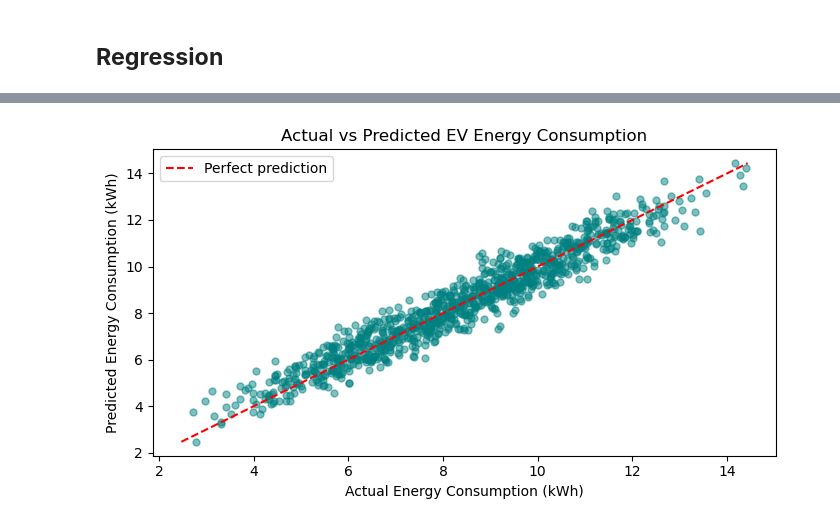
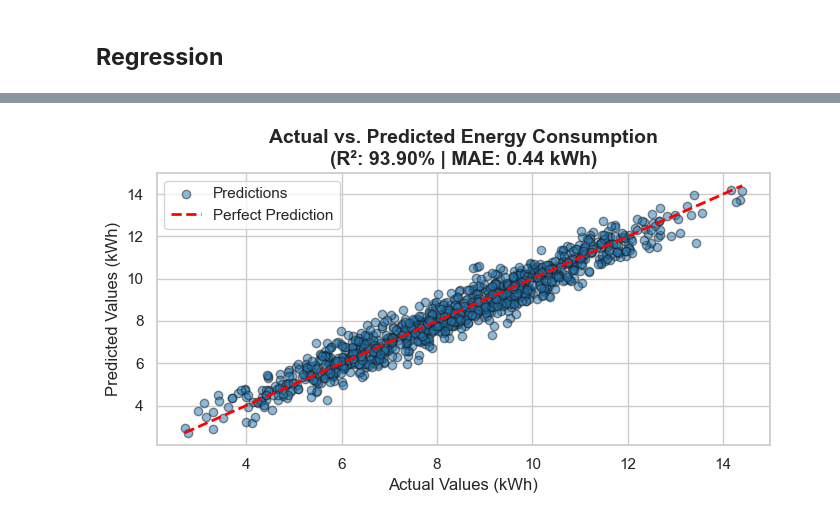
Before and after one commit to sahal-cm/EV_Energy_consumption_Prediction, a Jupyter notebook: EV_Energy_Project.ipynb, the cells around one changed output, grey strips where cells are left out. Cells and saved outputs as stored; diff of their text form; code cells hidden in the pictures.

Commit message:
fine tuned model

```diff
--- a/EV_Energy_Project.ipynb
+++ b/EV_Energy_Project.ipynb
@@ -498,17 +507,10 @@ Testing data: (1000, 23)
 # %%
-import tensorflow as tf
-from tensorflow.keras import Sequential
-from tensorflow.keras.layers import Dense, Input
-from tensorflow.keras.callbacks import EarlyStopping
-
 tf.random.set_seed(42)
 
 model = Sequential([
     Input(shape=(X_train_scaled.shape[1],)),
 
-    Dense(64, activation="relu"),
-    Dense(32, activation="relu"),
-    Dense(16, activation="relu"),
+    Dense(1024, activation="relu"),
 
     # One continuous numerical prediction
     Dense(1)
@@ -556,12 +558,9 @@ Epoch 40/100
 # %%
-from sklearn.metrics import mean_absolute_error
-from sklearn.metrics import mean_squared_error, r2_score
+y_pred = model.predict(X_test_scaled).ravel()
 
-predictions = model.predict(X_test_scaled).ravel()
-
-mae = mean_absolute_error(y_test, predictions)
-rmse = np.sqrt(mean_squared_error(y_test, predictions))
-r2 = r2_score(y_test, predictions)
+mae = mean_absolute_error(y_test, y_pred)
+rmse = np.sqrt(mean_squared_error(y_test, y_pred))
+r2 = r2_score(y_test, y_pred)
 
 print(f"Mean Absolute Error:  {mae:.4f} kWh")
 print(f"Root Mean Squared Error: {rmse:.4f} kWh")
@@ -574,32 +573,23 @@ R²:   93.07%
-# %%
-# Actual vs predicted plot
-plt.figure(figsize=(7, 4))
-
-plt.scatter(
-    y_test,
-    predictions,
-    alpha=0.5,
-    color="teal",
-    s=25
-)
-
-# Reference line for perfect predictions
-min_value = min(np.min(y_test), np.min(predictions))
-max_value = max(np.max(y_test), np.max(predictions))
-
-plt.plot(
-    [min_value, max_value],
-    [min_value, max_value],
-    linestyle="--",
-    color="red",
-    label="Perfect prediction"
-)
-
-plt.title("Actual vs Predicted EV Energy Consumption")
-plt.xlabel("Actual Energy Consumption (kWh)")
-plt.ylabel("Predicted Energy Consumption (kWh)")
-plt.legend()
-plt.tight_layout()
-plt.show()
-# %% [output]
-[figure, removed]
+# %%
+# Set a clean visual style
+sns.set_theme(style="whitegrid",)
+plt.figure(figsize=(7, 4))
+
+# Create the scatter plot
+plt.scatter(y_test, y_pred, alpha=0.5, color='#1f77b4', edgecolors='k', label='Predictions')
+
+# Add a perfect diagonal baseline (Ideal Model Line)
+perfect_line_range = [min(y_test.min(), y_pred.min()), max(y_test.max(), y_pred.max())]
+plt.plot(perfect_line_range, perfect_line_range, color='red', linestyle='--', linewidth=2, label='Perfect Prediction')
+
+# Titles and labels (using your kWh unit)
+plt.title(f'Actual vs. Predicted Energy Consumption\n(R²: {r2*100:.2f}% | MAE: {mae:.2f} kWh)', fontsize=14, fontweight='bold')
+plt.xlabel('Actual Values (kWh)', fontsize=12)
+plt.ylabel('Predicted Values (kWh)', fontsize=12)
+plt.legend(loc='upper left')
+plt.tight_layout()
+
+# Show the plot
+plt.show()
+# %% [output]
+[figure, added]
```
Also changed, not shown: parts of 13 cells of this notebook, 1 other file.
